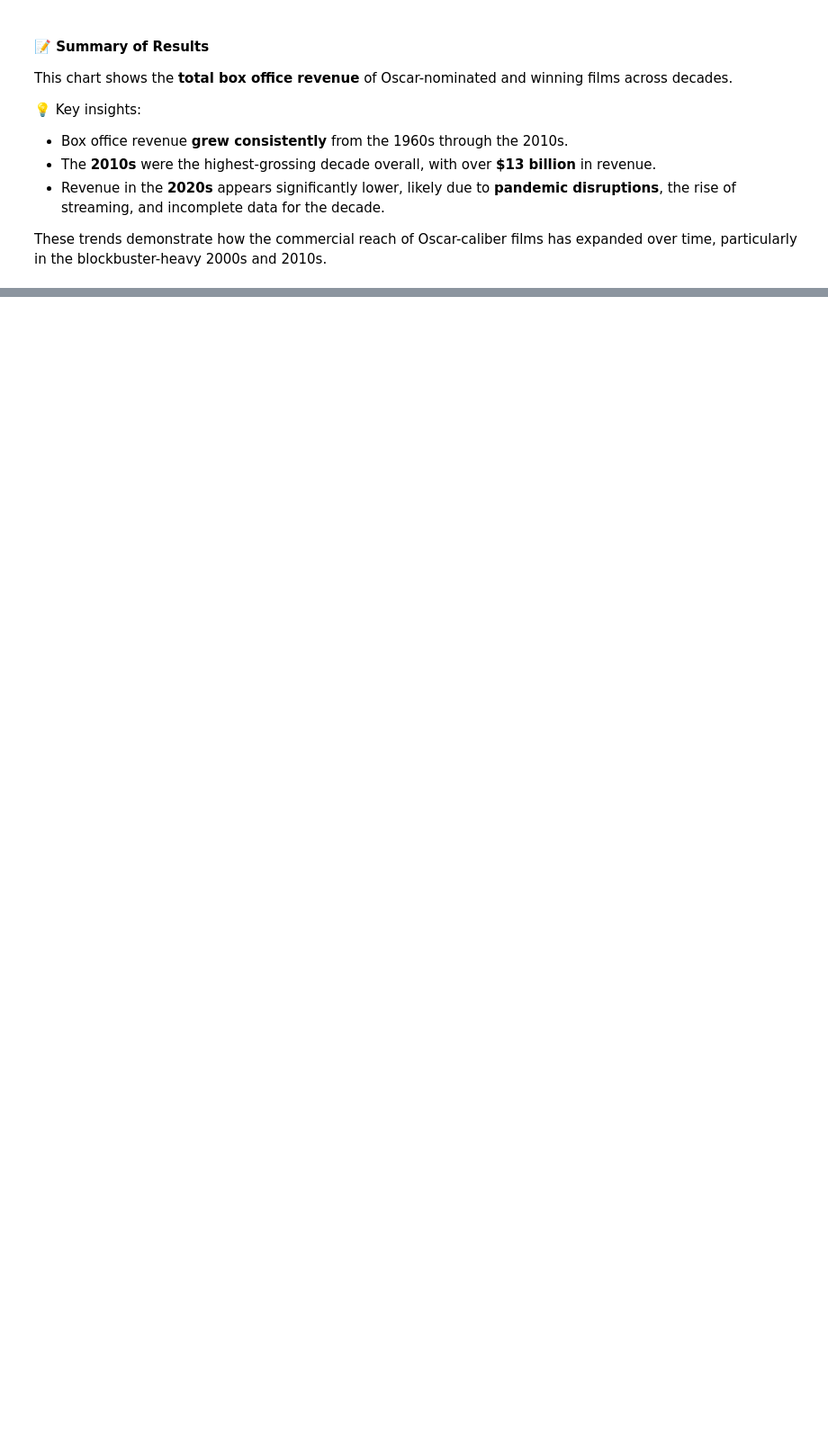
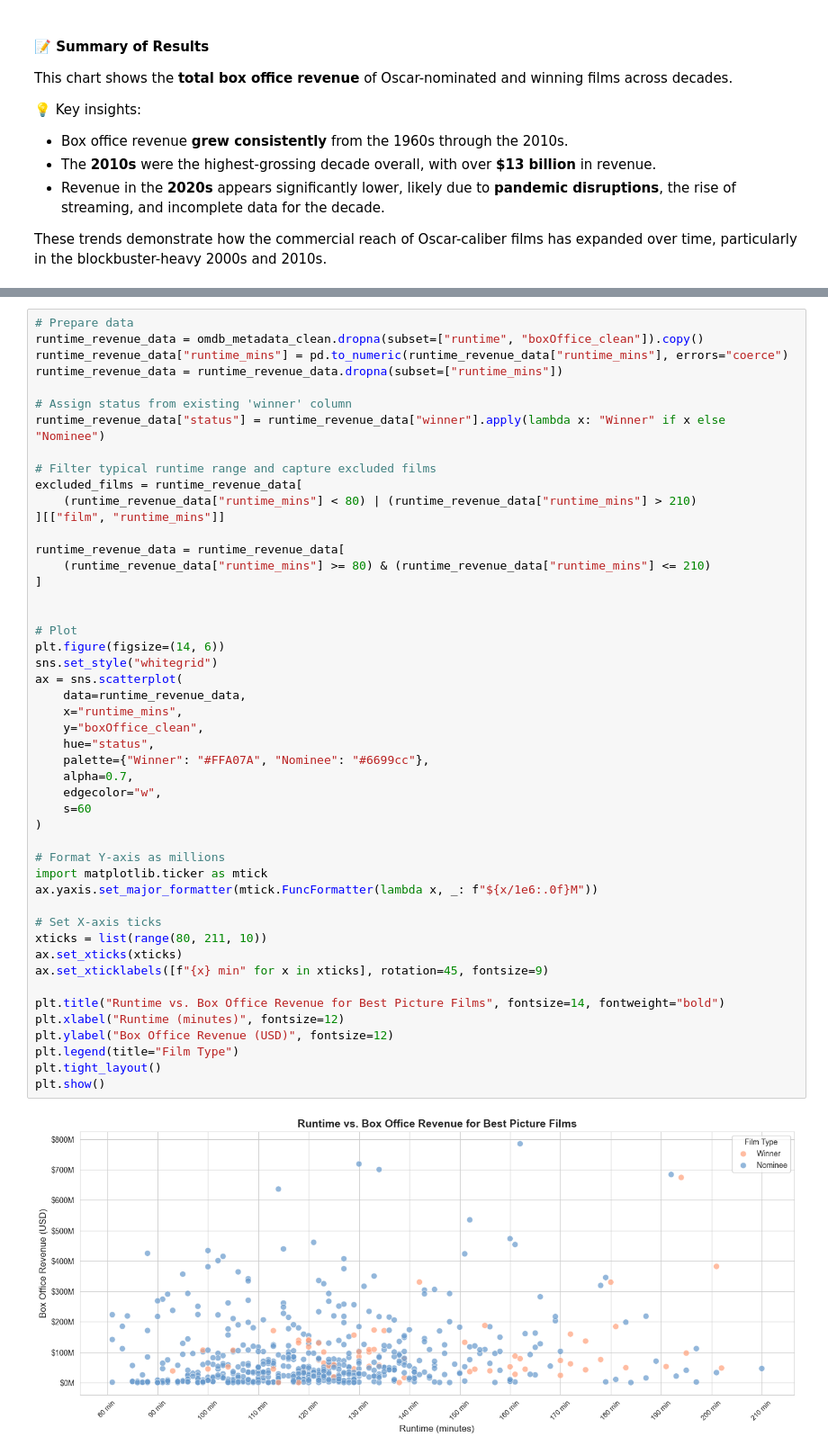
Before and after one commit to judd-jacobs/code-you-capstone, a Jupyter notebook: academy_awards_analysis.ipynb, the cells around one changed output, grey strips where cells are left out. Shown at 90% size. Drawn from its saved outputs; the diff is of its cells as text; blank space fills up the shorter version.

Commit message:
Runtime vs. Box Office Revenue for Best Picture Films visualization added

```diff
--- a/academy_awards_analysis.ipynb
+++ b/academy_awards_analysis.ipynb
@@ -1186,0 +1201,50 @@ These trends demonstrate how the commercial reach of Oscar-caliber films has exp
+# %%
+# Prepare data
+runtime_revenue_data = omdb_metadata_clean.dropna(subset=["runtime", "boxOffice_clean"]).copy()
+runtime_revenue_data["runtime_mins"] = pd.to_numeric(runtime_revenue_data["runtime_mins"], errors="coerce")
+runtime_revenue_data = runtime_revenue_data.dropna(subset=["runtime_mins"])
+
+# Assign status from existing 'winner' column
+runtime_revenue_data["status"] = runtime_revenue_data["winner"].apply(lambda x: "Winner" if x else "Nominee")
+
+# Filter typical runtime range and capture excluded films
+excluded_films = runtime_revenue_data[
+    (runtime_revenue_data["runtime_mins"] < 80) | (runtime_revenue_data["runtime_mins"] > 210)
+][["film", "runtime_mins"]]
+
+runtime_revenue_data = runtime_revenue_data[
+    (runtime_revenue_data["runtime_mins"] >= 80) & (runtime_revenue_data["runtime_mins"] <= 210)
+]
+
+
+# Plot
+plt.figure(figsize=(14, 6))
+sns.set_style("whitegrid")
+ax = sns.scatterplot(
+    data=runtime_revenue_data,
+    x="runtime_mins",
+    y="boxOffice_clean",
+    hue="status",
+    palette={"Winner": "#FFA07A", "Nominee": "#6699cc"},
+    alpha=0.7,
+    edgecolor="w",
+    s=60
+)
+
+# Format Y-axis as millions
+import matplotlib.ticker as mtick
+ax.yaxis.set_major_formatter(mtick.FuncFormatter(lambda x, _: f"${x/1e6:.0f}M"))
+
+# Set X-axis ticks
+xticks = list(range(80, 211, 10))
+ax.set_xticks(xticks)
+ax.set_xticklabels([f"{x} min" for x in xticks], rotation=45, fontsize=9)
+
+plt.title("Runtime vs. Box Office Revenue for Best Picture Films", fontsize=14, fontweight="bold")
+plt.xlabel("Runtime (minutes)", fontsize=12)
+plt.ylabel("Box Office Revenue (USD)", fontsize=12)
+plt.legend(title="Film Type")
+plt.tight_layout()
+plt.show()
+# %% [output]
+[figure, added]
```
Also changed, not shown: parts of 4 cells of this notebook.
